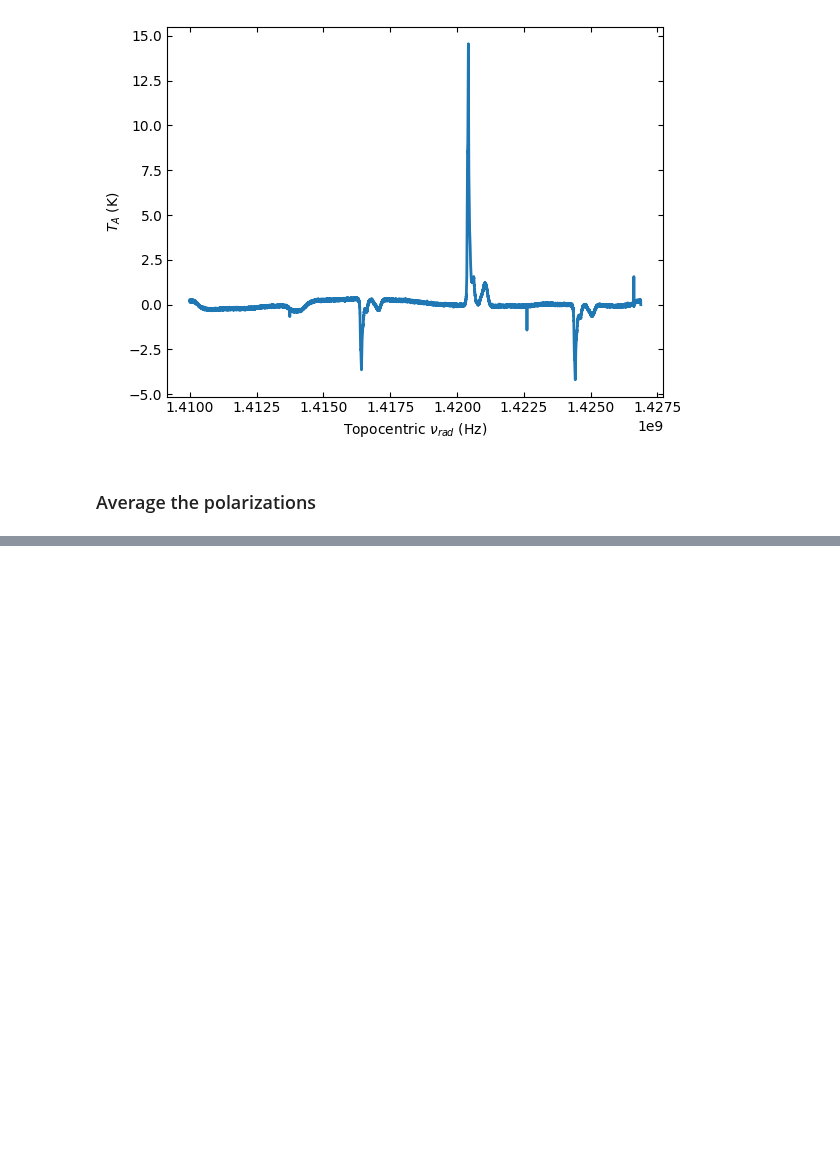
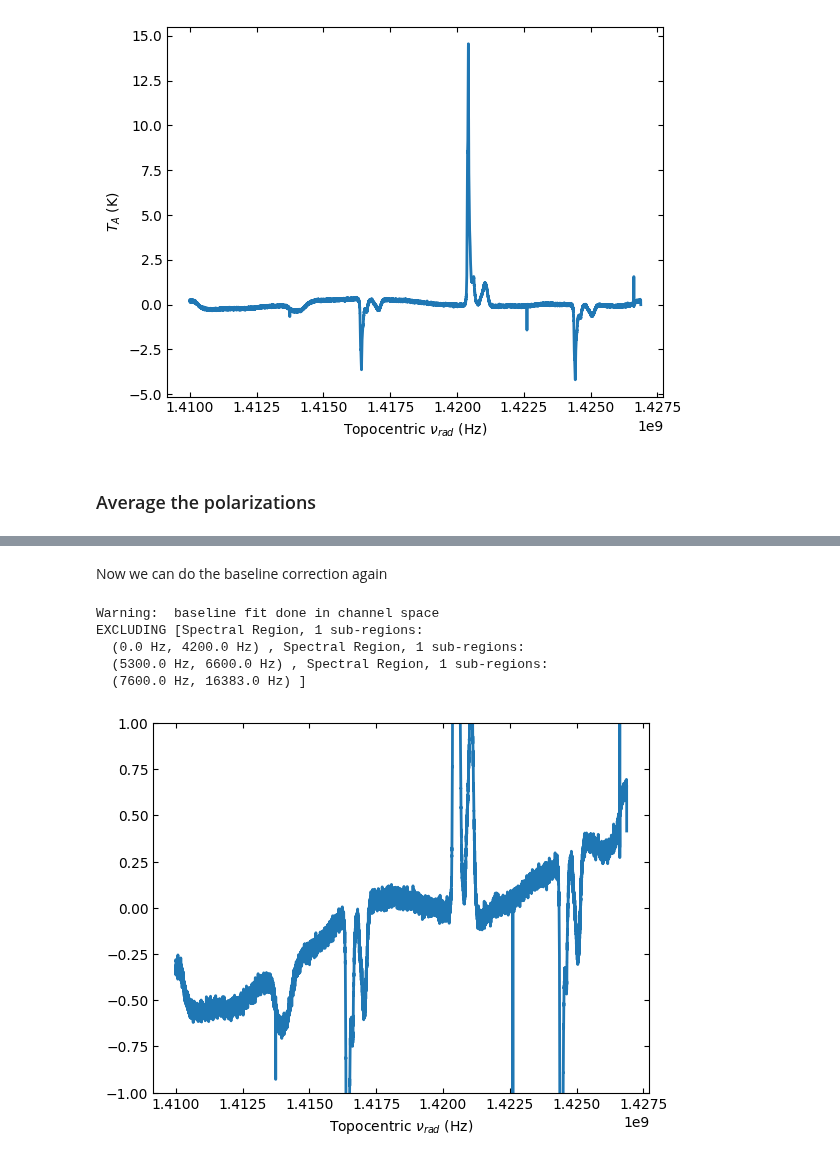
Before and after one commit to GreenBankObservatory/dysh, a Jupyter notebook: notebooks/examples/frequencyswitch.ipynb, the cells around one changed output, grey strips where cells are left out. Drawn from its saved outputs; the diff is of its cells as text; code cells hidden in the pictures; blank space fills up the shorter version.

```diff
--- a/notebooks/examples/frequencyswitch.ipynb
+++ b/notebooks/examples/frequencyswitch.ipynb
@@ -118,0 +135,13 @@ avg.plot()
+# %% [markdown]
+Now we can do the baseline correction again
+# %%
+
+avg.baseline(degree=2,include=[(4200,5300),(6600,7600)], remove=True, normalize=True)
+avg.plot(ymin=-1,ymax=1)
+# %% [output]
+Warning:  baseline fit done in channel space
+EXCLUDING [Spectral Region, 1 sub-regions:
+  (0.0 Hz, 4200.0 Hz) , Spectral Region, 1 sub-regions:
+  (5300.0 Hz, 6600.0 Hz) , Spectral Region, 1 sub-regions:
+  (7600.0 Hz, 16383.0 Hz) ]
+[figure, added]
```
Also changed, not shown: parts of 14 cells of this notebook.
